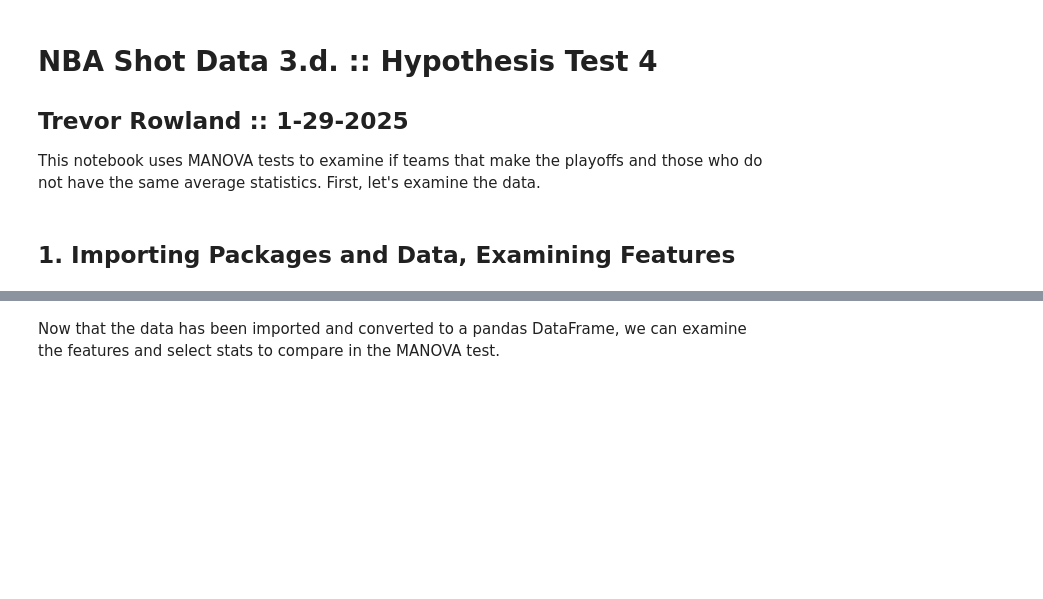
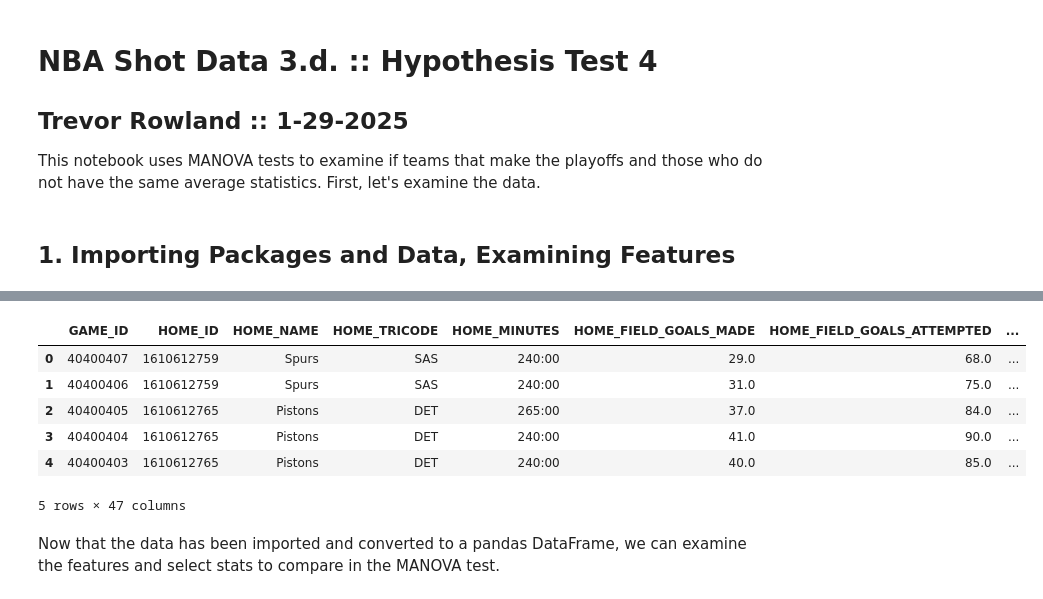
Before and after one commit to dBCooper2/bint-capstone, a Jupyter notebook: projects/nba-hypothesis-tests/nba-data-hypothesis-test-4.ipynb, the cells around one changed output, grey strips where cells are left out. Drawn from its saved outputs; the diff is of its cells as text; code cells hidden in the pictures; blank space fills up the shorter version.

```diff
--- a/projects/nba-hypothesis-tests/nba-data-hypothesis-test-4.ipynb
+++ b/projects/nba-hypothesis-tests/nba-data-hypothesis-test-4.ipynb
@@ -22,2 +29,12 @@ df.head()
+# %%
+df2.head()
+# %% [output]
+|  | GAME_ID | HOME_ID | HOME_NAME | HOME_TRICODE | HOME_MINUTES | HOME_FIELD_GOALS_MADE | HOME_FIELD_GOALS_ATTEMPTED | ... |
+| 0 | 40400407 | 1610612759 | Spurs | SAS | 240:00 | 29.0 | 68.0 | ... |
+| 1 | 40400406 | 1610612759 | Spurs | SAS | 240:00 | 31.0 | 75.0 | ... |
+| 2 | 40400405 | 1610612765 | Pistons | DET | 265:00 | 37.0 | 84.0 | ... |
+| 3 | 40400404 | 1610612765 | Pistons | DET | 240:00 | 41.0 | 90.0 | ... |
+| 4 | 40400403 | 1610612765 | Pistons | DET | 240:00 | 40.0 | 85.0 | ... |
+5 rows × 47 columns
 # %% [markdown]
 Now that the data has been imported and converted to a pandas DataFrame, we can examine the features and select stats to compare in the MANOVA test.
```
Also changed, not shown: parts of 9 cells of this notebook.
